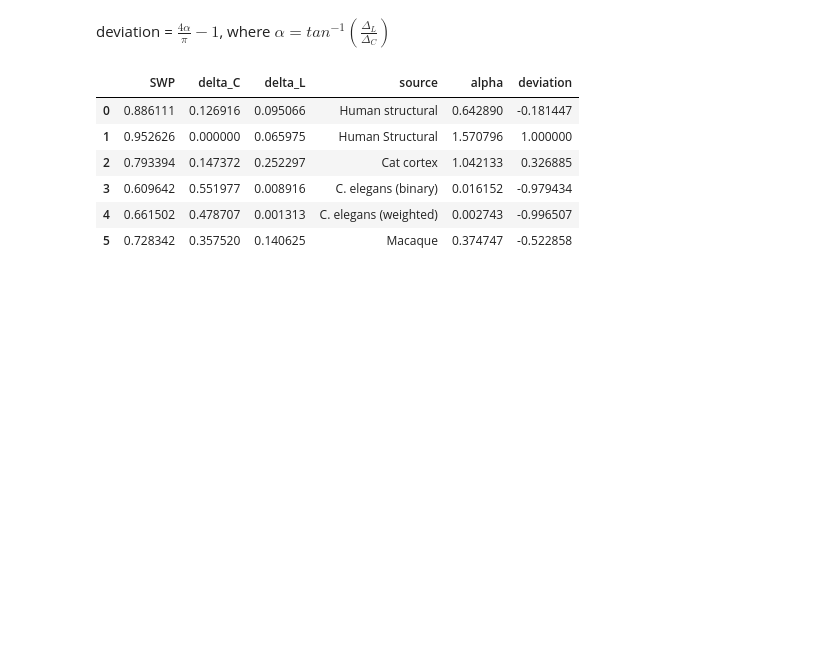
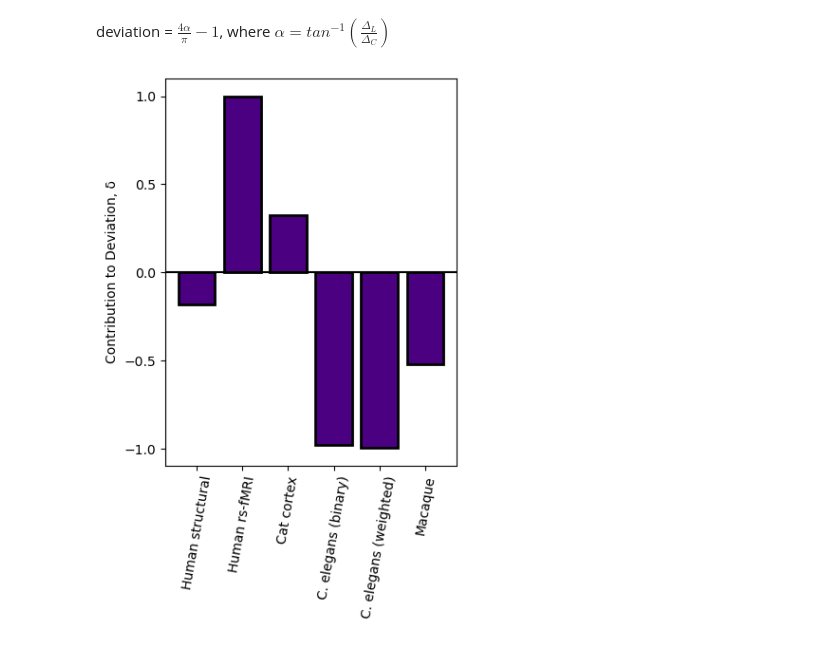
Before and after one commit to i-levy/network-science-final, a Jupyter notebook: testing_v5.ipynb, the cells around one changed output. Cells and saved outputs as stored; diff of their text form; code cells hidden in the pictures; blank space fills up the shorter version.

```diff
--- a/testing_v5.ipynb
+++ b/testing_v5.ipynb
@@ -412,12 +381,4 @@ df['deviation'] = ((4 * df['alpha']) / np.pi) - 1
 # %%
 df.to_csv('results_combined_df.csv', index=False)
 # %%
-pd.read_csv('results_combined_df.csv')
+df = pd.read_csv('results_combined_df.csv')
-# %% [output]
-|  | SWP | delta_C | delta_L | source | alpha | deviation |
-| 0 | 0.886111 | 0.126916 | 0.095066 | Human structural | 0.642890 | -0.181447 |
-| 1 | 0.952626 | 0.000000 | 0.065975 | Human Structural | 1.570796 | 1.000000 |
-| 2 | 0.793394 | 0.147372 | 0.252297 | Cat cortex | 1.042133 | 0.326885 |
-| 3 | 0.609642 | 0.551977 | 0.008916 | C. elegans (binary) | 0.016152 | -0.979434 |
-| 4 | 0.661502 | 0.478707 | 0.001313 | C. elegans (weighted) | 0.002743 | -0.996507 |
-| 5 | 0.728342 | 0.357520 | 0.140625 | Macaque | 0.374747 | -0.522858 |
@@ -439,0 +385,18 @@ for spi in spis:
+# %%
+fig, ax = plt.subplots(figsize=(4, 6))
+ax.bar(data=df,
+       x='source',
+       height='deviation',
+       color='indigo',
+       edgecolor='black',
+       linewidth=2
+      )
+ax.set_yticks([-1, -0.5, 0, 0.5, 1])
+ax.axhline(y=0, color='black', linestyle='-')
+ax.tick_params(axis='x', rotation=80, direction='out')
+plt.ylabel('Contribution to Deviation, δ')
+plt.tight_layout()
+plt.savefig('contribution_reproduction_v1.png')
+plt.show()
+# %% [output]
+[figure, added]
```
Also changed, not shown: parts of 8 cells of this notebook, 4 other files.
